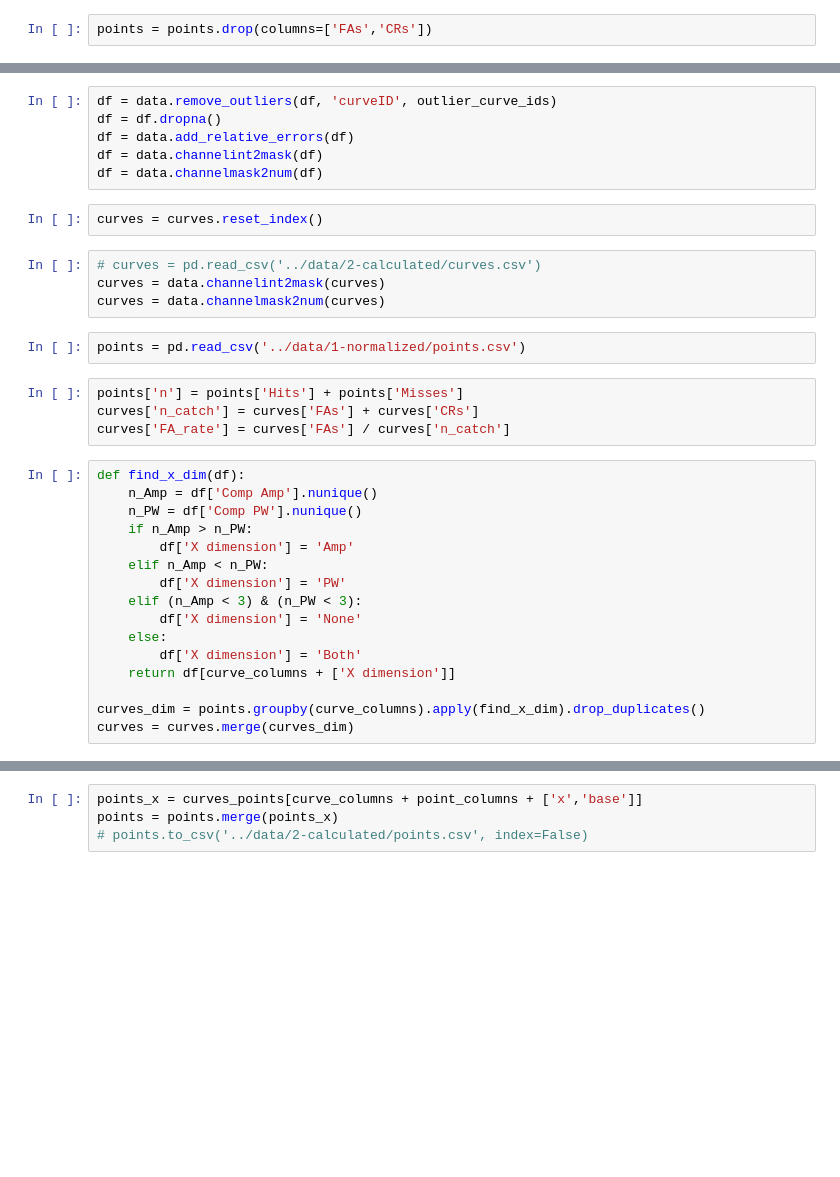
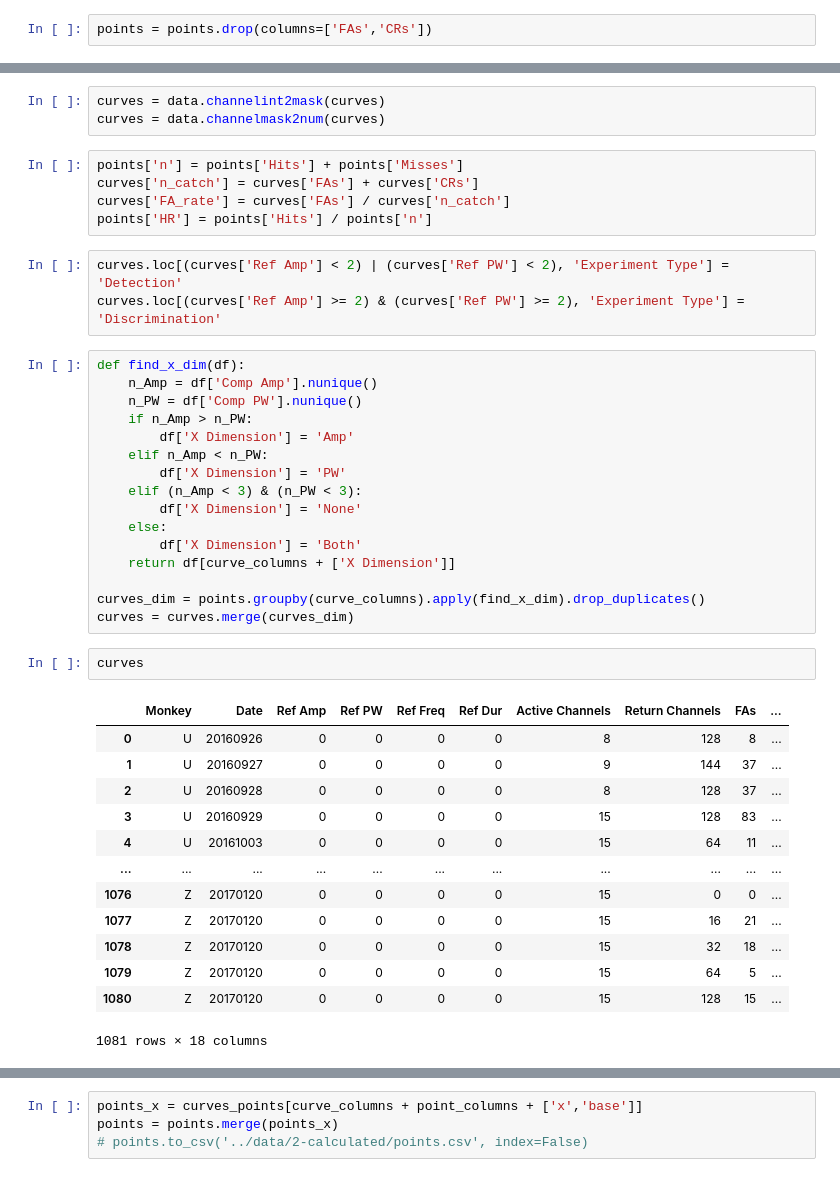
Before and after one commit to schlich/psychoanalyze, a Jupyter notebook: notebooks/1.0-calc_values.ipynb, the cells around one changed output, grey strips where cells are left out. Saved outputs shown, nothing was run; the diff lists cells and outputs as text; blank space fills up the shorter version.

```diff
--- a/notebooks/1.0-calc_values.ipynb
+++ b/notebooks/1.0-calc_values.ipynb
@@ -87,34 +33,43 @@ sessions.to_csv('../data/2-calculated/sessions.csv', index=False)
-# %%
-df = data.remove_outliers(df, 'curveID', outlier_curve_ids)
-df = df.dropna()
-df = data.add_relative_errors(df)
-df = data.channelint2mask(df)
-df = data.channelmask2num(df)
+# %%
+curves = data.channelint2mask(curves)
+curves = data.channelmask2num(curves)
+# %%
+points['n'] = points['Hits'] + points['Misses']
+curves['n_catch'] = curves['FAs'] + curves['CRs']
+curves['FA_rate'] = curves['FAs'] / curves['n_catch']
+points['HR'] = points['Hits'] / points['n']
+# %%
+curves.loc[(curves['Ref Amp'] < 2) | (curves['Ref PW'] < 2), 'Experiment Type'] = 'Detection'
+curves.loc[(curves['Ref Amp'] >= 2) & (curves['Ref PW'] >= 2), 'Experiment Type'] = 'Discrimination'
+# %%
+def find_x_dim(df):
+    n_Amp = df['Comp Amp'].nunique()
+    n_PW = df['Comp PW'].nunique()
+    if n_Amp > n_PW:
+        df['X Dimension'] = 'Amp'
+    elif n_Amp < n_PW:
+        df['X Dimension'] = 'PW'
+    elif (n_Amp < 3) & (n_PW < 3):
+        df['X Dimension'] = 'None'
+    else:
+        df['X Dimension'] = 'Both'
+    return df[curve_columns + ['X Dimension']]
+
+curves_dim = points.groupby(curve_columns).apply(find_x_dim).drop_duplicates()
+curves = curves.merge(curves_dim)
 # %%
-curves = curves.reset_index()
+curves
+# %% [output]
+|  | Monkey | Date | Ref Amp | Ref PW | Ref Freq | Ref Dur | Active Channels | Return Channels | FAs | ... |
+| 0 | U | 20160926 | 0 | 0 | 0 | 0 | 8 | 128 | 8 | ... |
+| 1 | U | 20160927 | 0 | 0 | 0 | 0 | 9 | 144 | 37 | ... |
+| 2 | U | 20160928 | 0 | 0 | 0 | 0 | 8 | 128 | 37 | ... |
+| 3 | U | 20160929 | 0 | 0 | 0 | 0 | 15 | 128 | 83 | ... |
+| 4 | U | 20161003 | 0 | 0 | 0 | 0 | 15 | 64 | 11 | ... |
+| ... | ... | ... | ... | ... | ... | ... | ... | ... | ... | ... |
+| 1076 | Z | 20170120 | 0 | 0 | 0 | 0 | 15 | 0 | 0 | ... |
+| 1077 | Z | 20170120 | 0 | 0 | 0 | 0 | 15 | 16 | 21 | ... |
+| 1078 | Z | 20170120 | 0 | 0 | 0 | 0 | 15 | 32 | 18 | ... |
+| 1079 | Z | 20170120 | 0 | 0 | 0 | 0 | 15 | 64 | 5 | ... |
+| 1080 | Z | 20170120 | 0 | 0 | 0 | 0 | 15 | 128 | 15 | ... |
+1081 rows × 18 columns
-# %%
-# curves = pd.read_csv('../data/2-calculated/curves.csv')
-curves = data.channelint2mask(curves)
-curves = data.channelmask2num(curves)
-# %%
-points = pd.read_csv('../data/1-normalized/points.csv')
-# %%
-points['n'] = points['Hits'] + points['Misses']
-curves['n_catch'] = curves['FAs'] + curves['CRs']
-curves['FA_rate'] = curves['FAs'] / curves['n_catch']
-# %%
-def find_x_dim(df):
-    n_Amp = df['Comp Amp'].nunique()
-    n_PW = df['Comp PW'].nunique()
-    if n_Amp > n_PW:
-        df['X dimension'] = 'Amp'
-    elif n_Amp < n_PW:
-        df['X dimension'] = 'PW'
-    elif (n_Amp < 3) & (n_PW < 3):
-        df['X dimension'] = 'None'
-    else:
-        df['X dimension'] = 'Both'
-    return df[curve_columns + ['X dimension']]
-
-curves_dim = points.groupby(curve_columns).apply(find_x_dim).drop_duplicates()
-curves = curves.merge(curves_dim)
```
Also changed, not shown: parts of 32 cells of this notebook, 18 other files.
